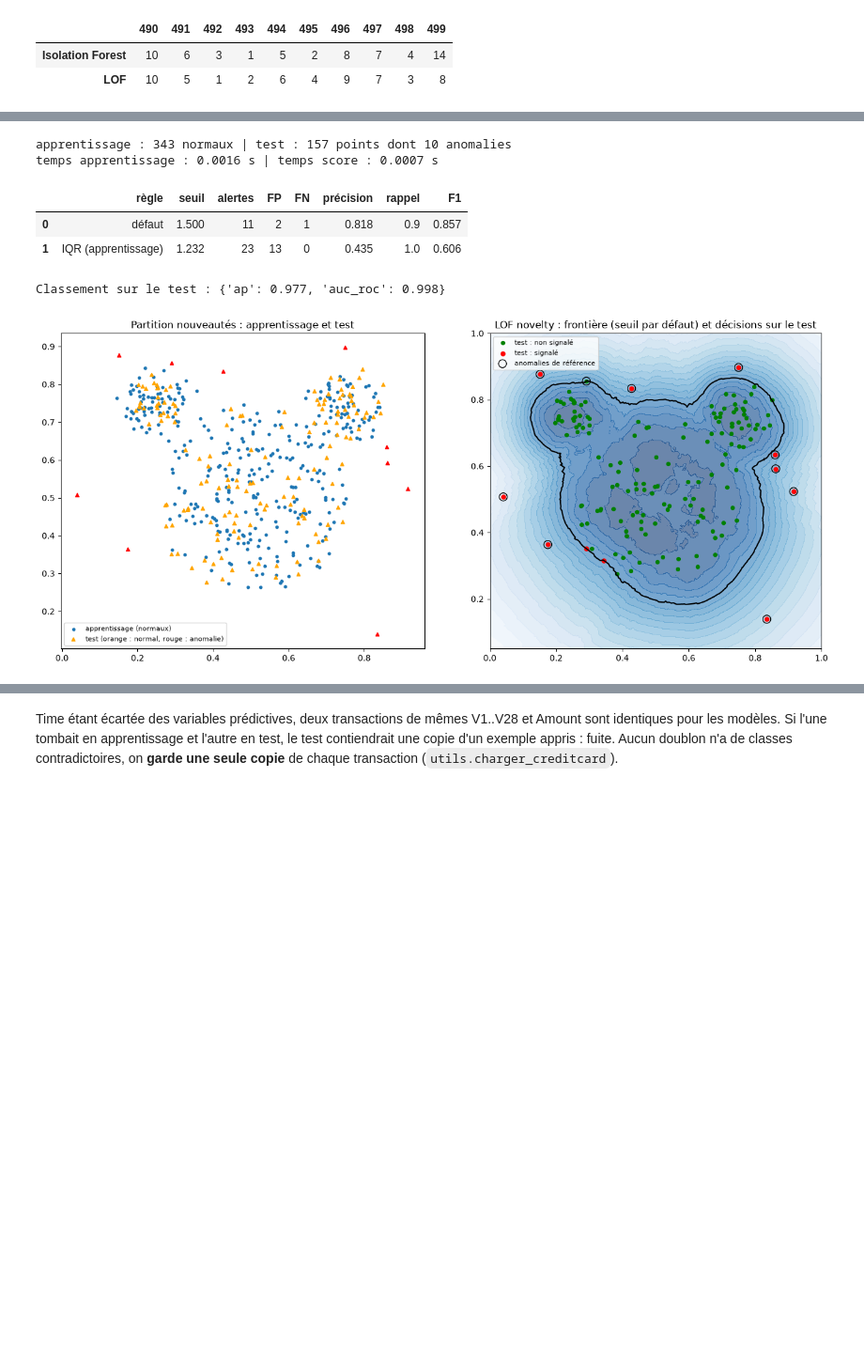
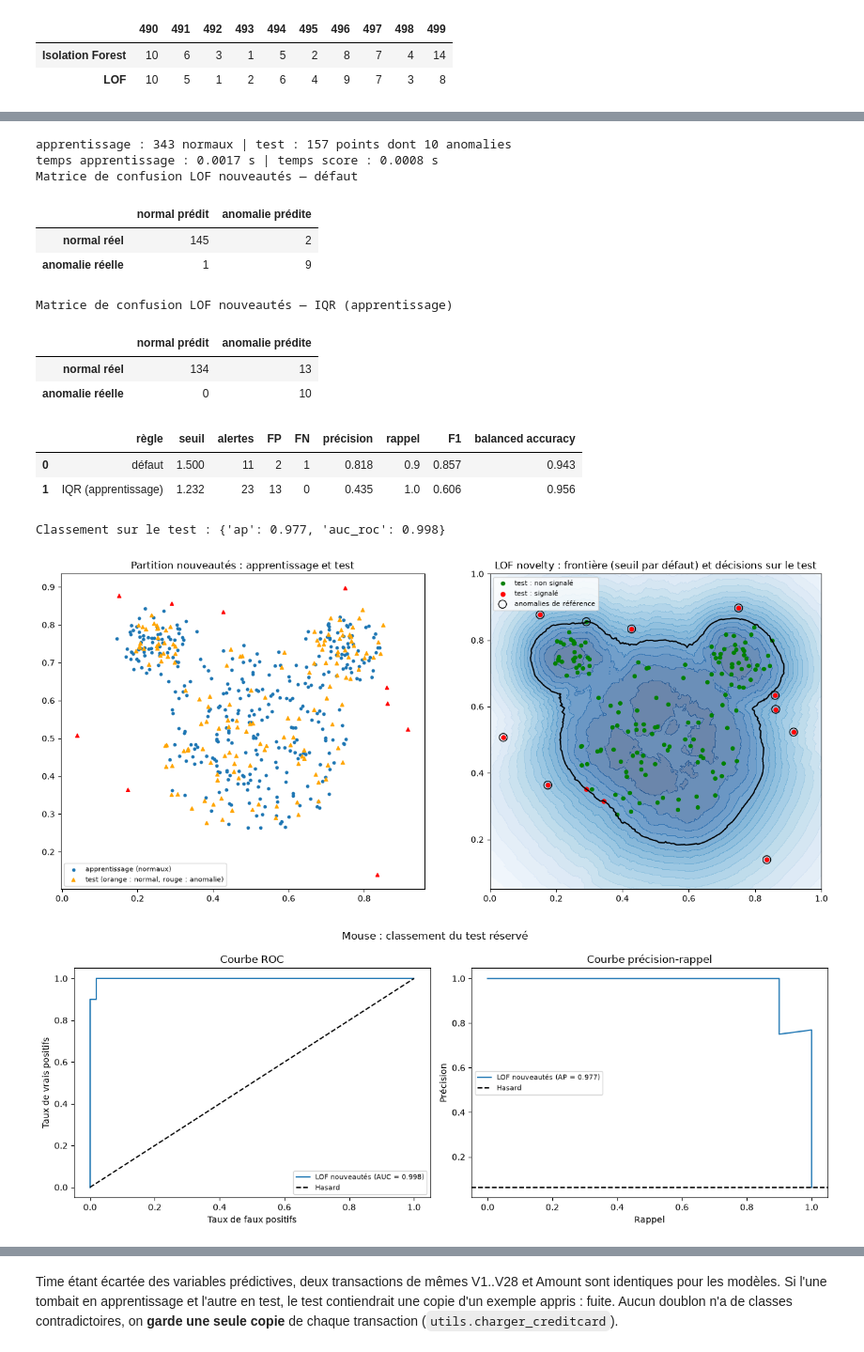
Before and after one commit to fiftycommit/MAYULU, a Jupyter notebook: TP_detection_anomalies.ipynb, the cells around one changed output, grey strips where cells are left out. Shown at 94% size. Drawn from its saved outputs; the diff is of its cells as text; code cells hidden in the pictures; blank space fills up the shorter version.

```diff
--- a/TP_detection_anomalies.ipynb
+++ b/TP_detection_anomalies.ipynb
@@ -192,4 +203,10 @@ def tracer_mouse(scores, seuil, nom):
 
 for nom in modeles_mouse:
     tracer_mouse(scores_mouse[nom], defaut_mouse[nom], nom)
+
+# Comparaison explicite avec les prédictions natives au seuil par défaut
+for nom, modele in modeles_mouse.items():
+    natif = modele.fit_predict(X_mouse) == -1 if nom == "LOF" else modele.predict(X_mouse) == -1
+    assert np.array_equal(natif, scores_mouse[nom] >= defaut_mouse[nom])
+print("Les décisions aux seuils par défaut coïncident avec celles de sklearn sur Mouse.")
 # %% [output]
@@ -244,9 +266,22 @@ for nom in modeles_mouse:
         (vn, fp), (fn, vp) = r["matrice"]
         lignes.append({"méthode": nom, "règle": regle, "seuil": seuil, "alertes": r["alertes"],
                        "VP": vp, "FP": fp, "FN": fn, "VN": vn, "précision": r["precision"],
-                       "rappel": r["rappel"], "F1": r["f1"]})
+                       "rappel": r["rappel"], "F1": r["f1"], "balanced accuracy": r["balanced_accuracy"]})
 tableau_seuils_mouse = pd.DataFrame(lignes)
 display(tableau_seuils_mouse.round(3))
+
+# Lignes réelles, colonnes prédites : normal puis anomalie
+from sklearn.metrics import ConfusionMatrixDisplay
+fig_matrices, axes_matrices = plt.subplots(2, 3, figsize=(14, 8))
+for ax, (_, ligne) in zip(axes_matrices.ravel(), tableau_seuils_mouse.iterrows()):
+    matrice = np.array([[ligne["VN"], ligne["FP"]], [ligne["FN"], ligne["VP"]]], dtype=int)
+    ConfusionMatrixDisplay(matrice, display_labels=["Normal", "Anomalie"]).plot(
+        ax=ax, cmap="Blues", colorbar=False, values_format="d")
+    ax.set_title(f"{ligne['méthode']} — {ligne['règle']}\nF1 = {ligne['F1']:.3f}")
+fig_matrices.suptitle("Mouse — Matrices de confusion pour chaque règle de seuil")
+fig_matrices.tight_layout()
+plt.show()
+
 
 fig, axes = plt.subplots(2, 3, figsize=(15, 10))
 for ax, ((nom, regle), detectes) in zip(axes.ravel(), detections.items()):
@@ -342,40 +384,56 @@ lignes = []
 for regle, seuil in seuils_nov.items():
     r = rapport_seuil(y_test_mouse, s_nov, seuil)
     lignes.append({"règle": regle, "seuil": seuil, "alertes": r["alertes"], "FP": r["fausses_alertes"],
-                   "FN": r["manquees"], "précision": r["precision"], "rappel": r["rappel"], "F1": r["f1"]})
+                   "FN": r["manquees"], "précision": r["precision"], "rappel": r["rappel"], "F1": r["f1"],
+                   "balanced accuracy": r["balanced_accuracy"]})
+    print(f"Matrice de confusion LOF nouveautés — {regle}")
+    display(pd.DataFrame(r["matrice"], index=["normal réel", "anomalie réelle"],
+                         columns=["normal prédit", "anomalie prédite"]))
 display(pd.DataFrame(lignes).round(3))
 print("Classement sur le test :", {k: round(v, 3) for k, v in evaluer(y_test_mouse, s_nov).items()})
 
 fig, axes = plt.subplots(1, 2, figsize=(14, 6))
 axes[0].scatter(X_app_mouse.x1, X_app_mouse.x2, c="tab:blue", s=10, label="apprentissage (normaux)")
 axes[0].scatter(X_test_mouse.x1, X_test_mouse.x2, c=np.where(y_test_mouse == 1, "red", "orange"), s=18,
                 marker="^", label="test (orange : normal, rouge : anomalie)")
 axes[0].set(title="Partition nouveautés : apprentissage et test", aspect="equal")
 axes[0].legend(fontsize=8)
 
 # Frontière de décision au seuil par défaut, sur une grille
 xx, yy = np.meshgrid(np.linspace(0, 1, 250), np.linspace(0.05, 1, 250))
 grille = pd.DataFrame({"x1": xx.ravel(), "x2": yy.ravel()})
 zz = score_anomalie(lof_nov, grille).reshape(xx.shape)
 axes[1].contourf(xx, yy, np.log(zz), levels=20, cmap="Blues_r", alpha=0.6)
 axes[1].contour(xx, yy, zz, levels=[seuils_nov["défaut"]], colors="k", linewidths=1.5)
 detectes = s_nov >= seuils_nov["défaut"]
 axes[1].scatter(X_test_mouse.x1[~detectes], X_test_mouse.x2[~detectes], c="green", s=18, label="test : non signalé")
 axes[1].scatter(X_test_mouse.x1[detectes], X_test_mouse.x2[detectes], c="red", s=25, label="test : signalé")
 axes[1].scatter(X_test_mouse.x1[y_test_mouse == 1], X_test_mouse.x2[y_test_mouse == 1], facecolors="none",
                 edgecolors="k", s=90, label="anomalies de référence")
 axes[1].set(title="LOF novelty : frontière (seuil par défaut) et décisions sur le test", aspect="equal")
 axes[1].legend(fontsize=8)
 plt.tight_layout()
 plt.show()
+
+fig_courbes_nov = tracer_courbes(y_test_mouse, {"LOF nouveautés": s_nov}, "Mouse : classement du test réservé")
+plt.show()
 # %% [output]
 apprentissage : 343 normaux | test : 157 points dont 10 anomalies
-temps apprentissage : 0.0016 s | temps score : 0.0007 s
+temps apprentissage : 0.0017 s | temps score : 0.0008 s
+Matrice de confusion LOF nouveautés — défaut
-|  | règle | seuil | alertes | FP | FN | précision | rappel | F1 |
-| 0 | défaut | 1.500 | 11 | 2 | 1 | 0.818 | 0.9 | 0.857 |
-| 1 | IQR (apprentissage) | 1.232 | 23 | 13 | 0 | 0.435 | 1.0 | 0.606 |
+|  | normal prédit | anomalie prédite |
+| normal réel | 145 | 2 |
+| anomalie réelle | 1 | 9 |
-Classement sur le test : {'ap': 0.977, 'auc_roc': 0.998}
+Matrice de confusion LOF nouveautés — IQR (apprentissage)
+|  | normal prédit | anomalie prédite |
+| normal réel | 134 | 13 |
+| anomalie réelle | 0 | 10 |
+|  | règle | seuil | alertes | FP | FN | précision | rappel | F1 | balanced accuracy |
+| 0 | défaut | 1.500 | 11 | 2 | 1 | 0.818 | 0.9 | 0.857 | 0.943 |
+| 1 | IQR (apprentissage) | 1.232 | 23 | 13 | 0 | 0.435 | 1.0 | 0.606 | 0.956 |
+Classement sur le test : {'ap': 0.977, 'auc_roc': 0.998}
 [figure]
+[figure, added]
 # %% [markdown]
 **Résultats sur le test réservé.** Au seuil par défaut, LOF novelty lève 11 alertes : 9 anomalies sur 10 et
 2 points normaux du bas de la tête (zone peu dense). L'anomalie manquée est située juste au-dessus de l'oreille
```
Also changed, not shown: parts of 93 cells of this notebook, 6 other files.
